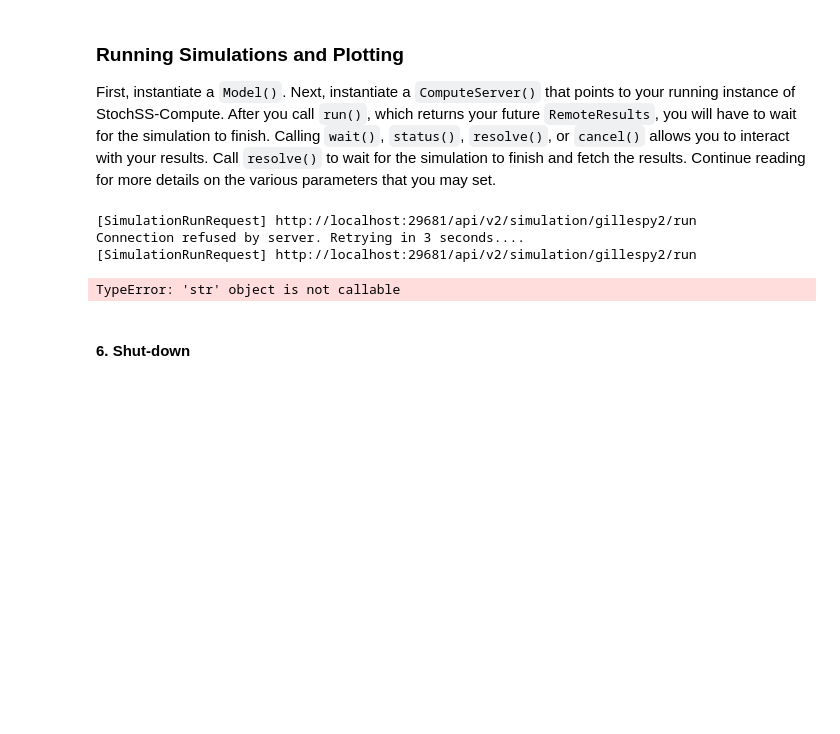
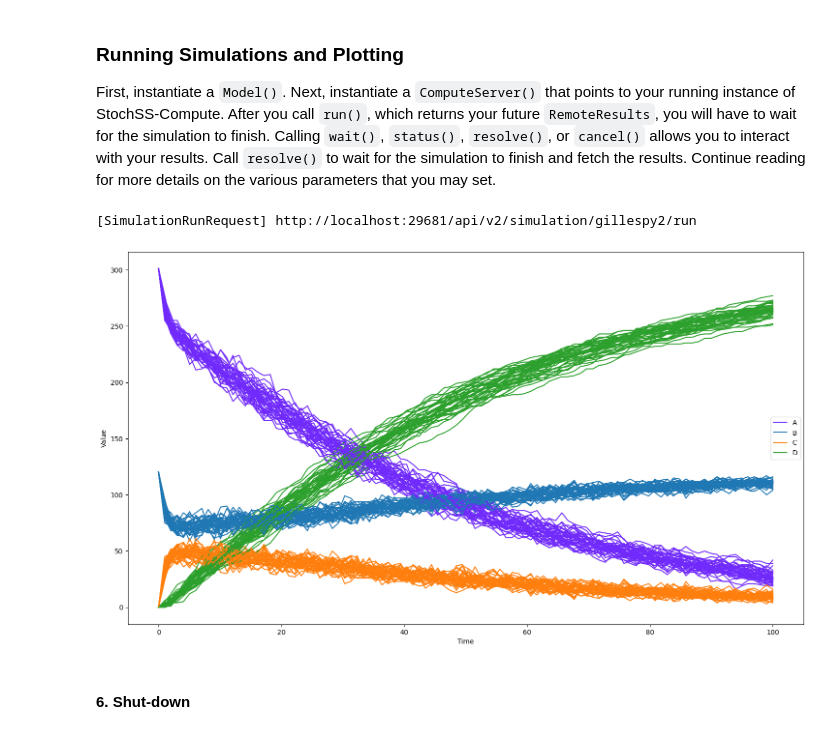
Before and after one commit to StochSS/stochss-compute, a Jupyter notebook: examples/Tutorial_1-Local.ipynb, the cells around one changed output. Drawn from its saved outputs; the diff is of its cells as text; code cells hidden in the pictures; blank space fills up the shorter version.

```diff
--- a/examples/Tutorial_1-Local.ipynb
+++ b/examples/Tutorial_1-Local.ipynb
@@ -150,15 +144,6 @@ First, instantiate a `Model()`. Next, instantiate a `ComputeServer()` that point
 # %%
 myModel = create_michaelis_menten()
 # %%
-import stochss_compute
-
-
-simulation = RemoteSimulation(myModel, host='localhost', solver=gillespy2.TauHybridSolver)
-
-results: stochss_compute.RemoteResults = simulation.run()
-print(results.simStatus)
+simulation = RemoteSimulation(myModel, host='localhost', solver=gillespy2.NumPySSASolver)
 # %% [output]
 [SimulationRunRequest] http://localhost:29681/api/v2/simulation/gillespy2/run
-Connection refused by server. Retrying in 3 seconds....
-[SimulationRunRequest] http://localhost:29681/api/v2/simulation/gillespy2/run
-TypeError: 'str' object is not callable
@@ -167,3 +150,9 @@ TypeError: 'str' object is not callable
+# %%
+results = simulation.run(number_of_trajectories=100)
+# %%
+results.plot()
+# %% [output]
+[figure, added]
 # %% [markdown]
 #### 6. Shut-down
 # %% [markdown]
```
Also changed, not shown: parts of 4 cells of this notebook, 2 other files.
